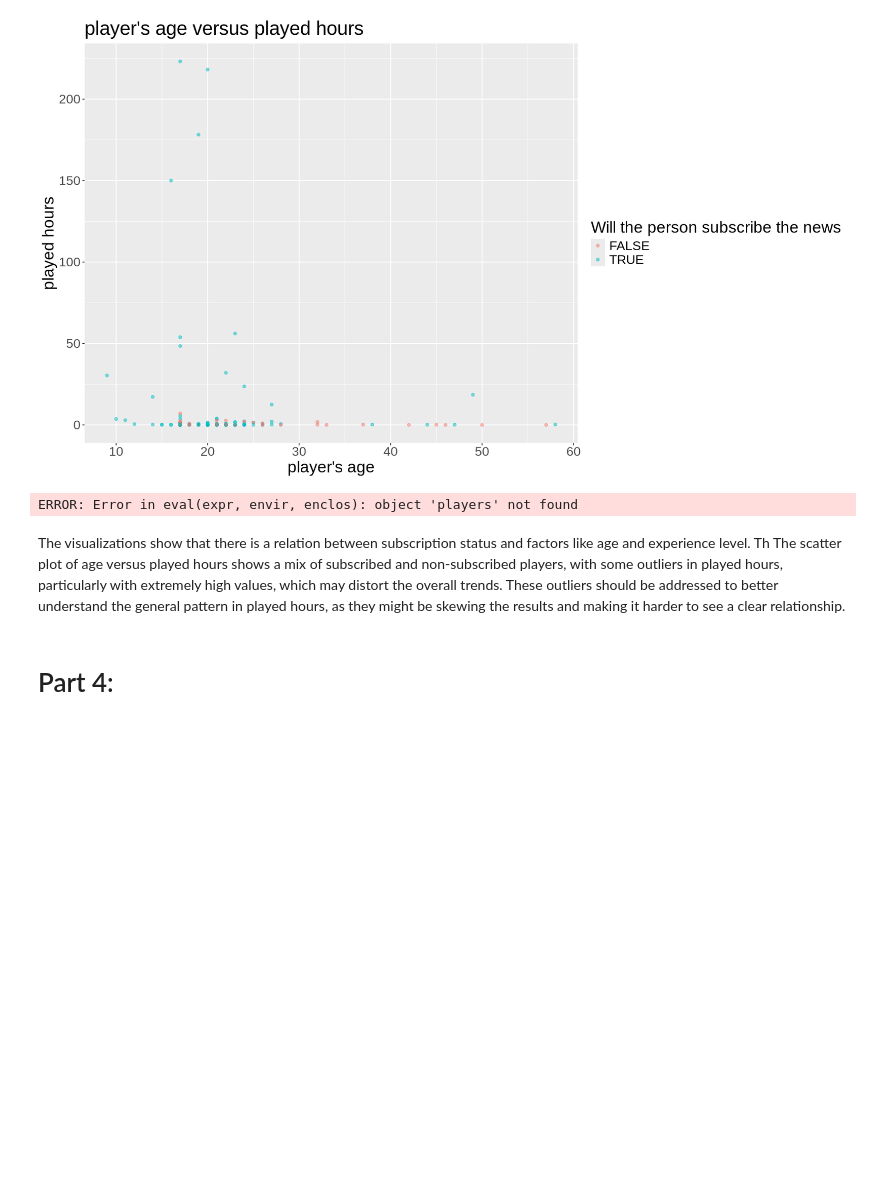
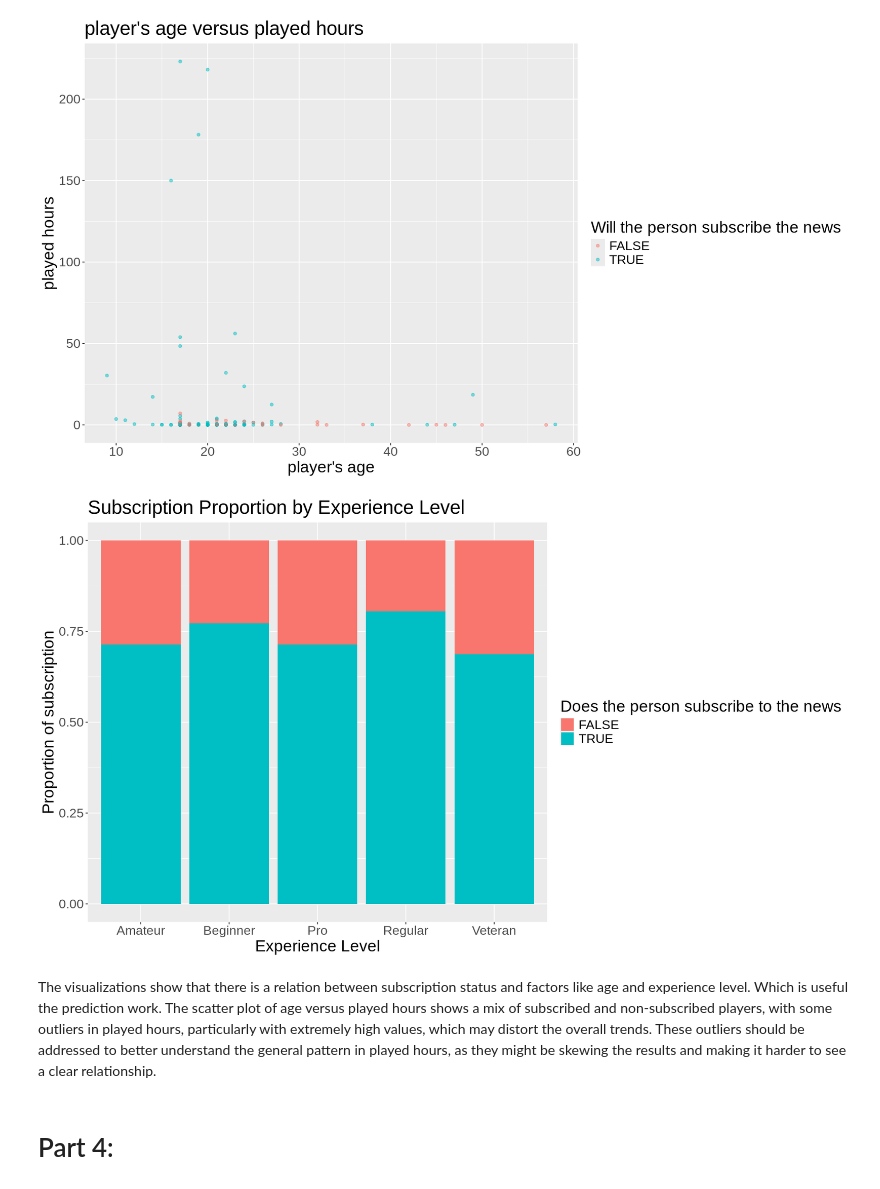
Before and after one commit to emilily10/ds_indivisual_project, a Jupyter notebook: indivisual project.ipynb, the cells around one changed output. Drawn from its saved outputs; the diff is of its cells as text; code cells hidden in the pictures; blank space fills up the shorter version.

```diff
--- a/indivisual project.ipynb
+++ b/indivisual project.ipynb
@@ -72,5 +104,7 @@ If we want to answer the question "What player characteristics and behaviours ar
 # %% [markdown]
 # Part 3: Exploratory Data Analysis and Visualization
 # %%
-players
+players_tidy <- players |>
+select(experience,subscribe, played_hours, Age)
+players_tidy
 # %% [output]
@@ -121,18 +173,18 @@ Warning message:
 [figure]
 # %%
 options(repr.plot.width = 14, repr.plot.height = 8)
-experience_plot <- ggplot(players, aes(x = experience, fill = factor(subscribe))) +
+experience_plot <- ggplot(players_tidy, aes(x = experience, fill = factor(subscribe))) +
   geom_bar(position = 'fill') +
   xlab('Experience Level') +
   ylab('Proportion of subscription') +
   labs(fill = "Does the person subscribe to the news") +
   ggtitle('Subscription Proportion by Experience Level') +
   theme(text = element_text(size = 20))
 experience_plot
 # %% [output]
-ERROR: Error in eval(expr, envir, enclos): object 'players' not found
+[figure, added]
 # %% [markdown]
-The visualizations show that there is a relation between subscription status and factors like age and experience level. Th The scatter plot of age versus played hours shows a mix of subscribed and non-subscribed players, with some outliers in played hours, particularly with extremely high values, which may distort the overall trends. These outliers should be addressed to better understand the general pattern in played hours, as they might be skewing the results and making it harder to see a clear relationship.
+The visualizations show that there is a relation between subscription status and factors like age and experience level. Which is useful the prediction work. The scatter plot of age versus played hours shows a mix of subscribed and non-subscribed players, with some outliers in played hours, particularly with extremely high values, which may distort the overall trends. These outliers should be addressed to better understand the general pattern in played hours, as they might be skewing the results and making it harder to see a clear relationship.
 # %% [markdown]
 # Part 4:
 # %% [markdown]
```
Also changed, not shown: parts of 6 cells of this notebook.
